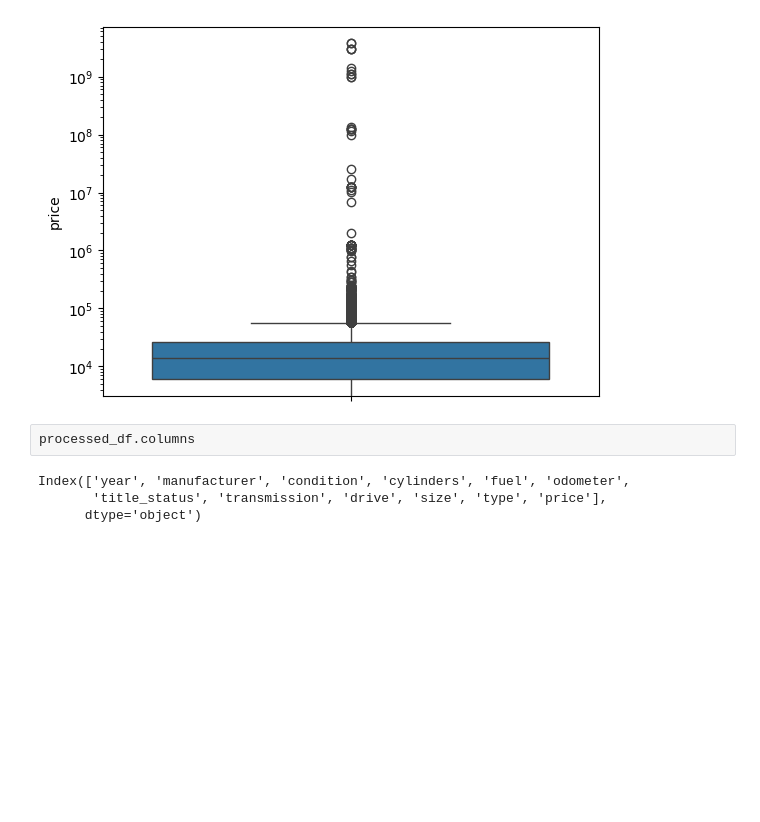
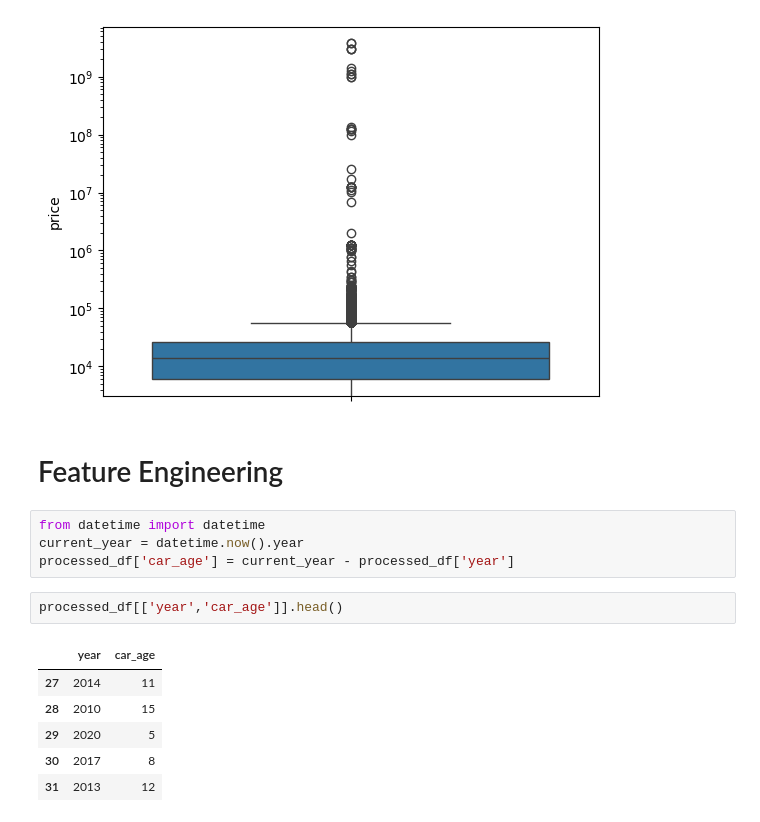
Before and after one commit to Suffiyan-dev/used_car_price_prediction, a Jupyter notebook: notebooks/eda_and_feature_engineering.ipynb, the cells around one changed output. Drawn from its saved outputs; the diff is of its cells as text; blank space fills up the shorter version.

```diff
--- a/notebooks/eda_and_feature_engineering.ipynb
+++ b/notebooks/eda_and_feature_engineering.ipynb
@@ -279,9 +279,18 @@ plt.yscale('log')
 plt.show()
 # %% [output]
 [figure]
-# %%
-processed_df.columns
-# %% [output]
-Index(['year', 'manufacturer', 'condition', 'cylinders', 'fuel', 'odometer',
-       'title_status', 'transmission', 'drive', 'size', 'type', 'price'],
-      dtype='object')
+# %% [markdown]
+# Feature Engineering
+# %%
+from datetime import datetime
+current_year = datetime.now().year
+processed_df['car_age'] = current_year - processed_df['year']
+# %%
+processed_df[['year','car_age']].head()
+# %% [output]
+|  | year | car_age |
+| 27 | 2014 | 11 |
+| 28 | 2010 | 15 |
+| 29 | 2020 | 5 |
+| 30 | 2017 | 8 |
+| 31 | 2013 | 12 |
```
Also changed, not shown: parts of 8 cells of this notebook.
